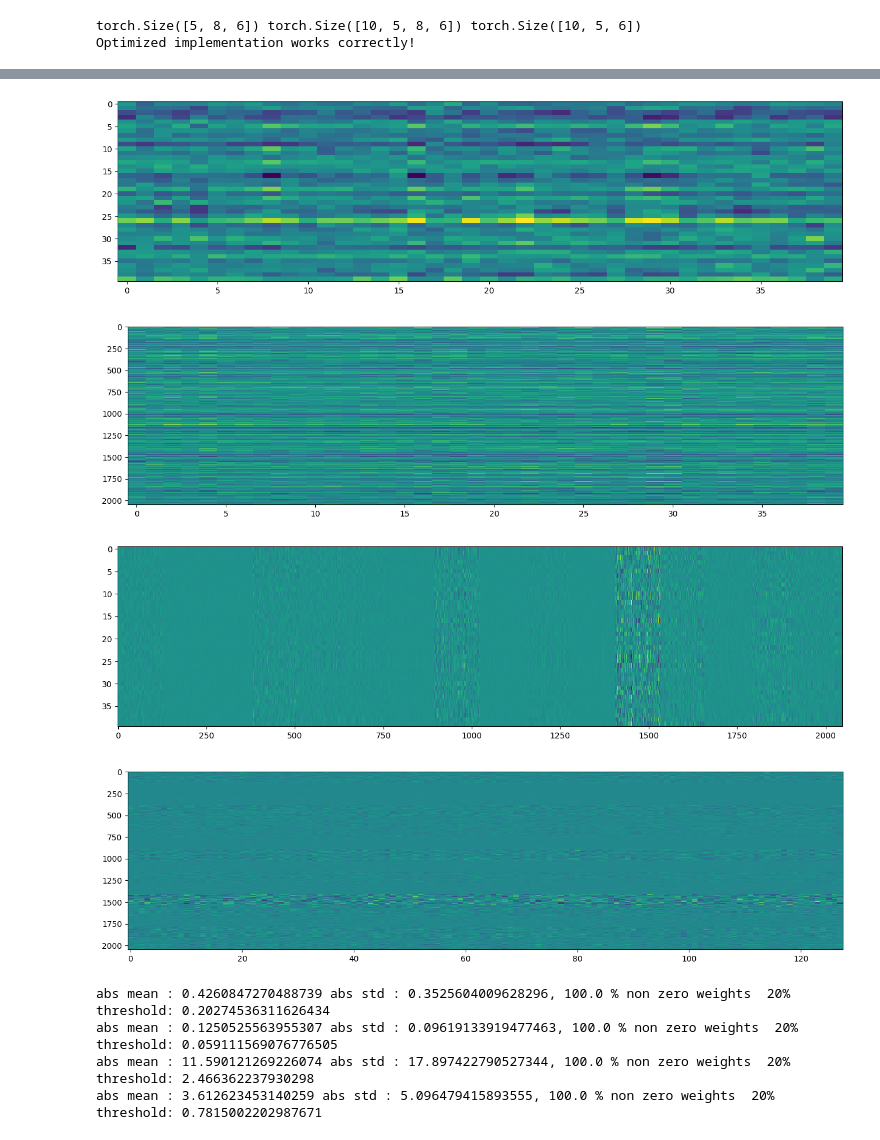
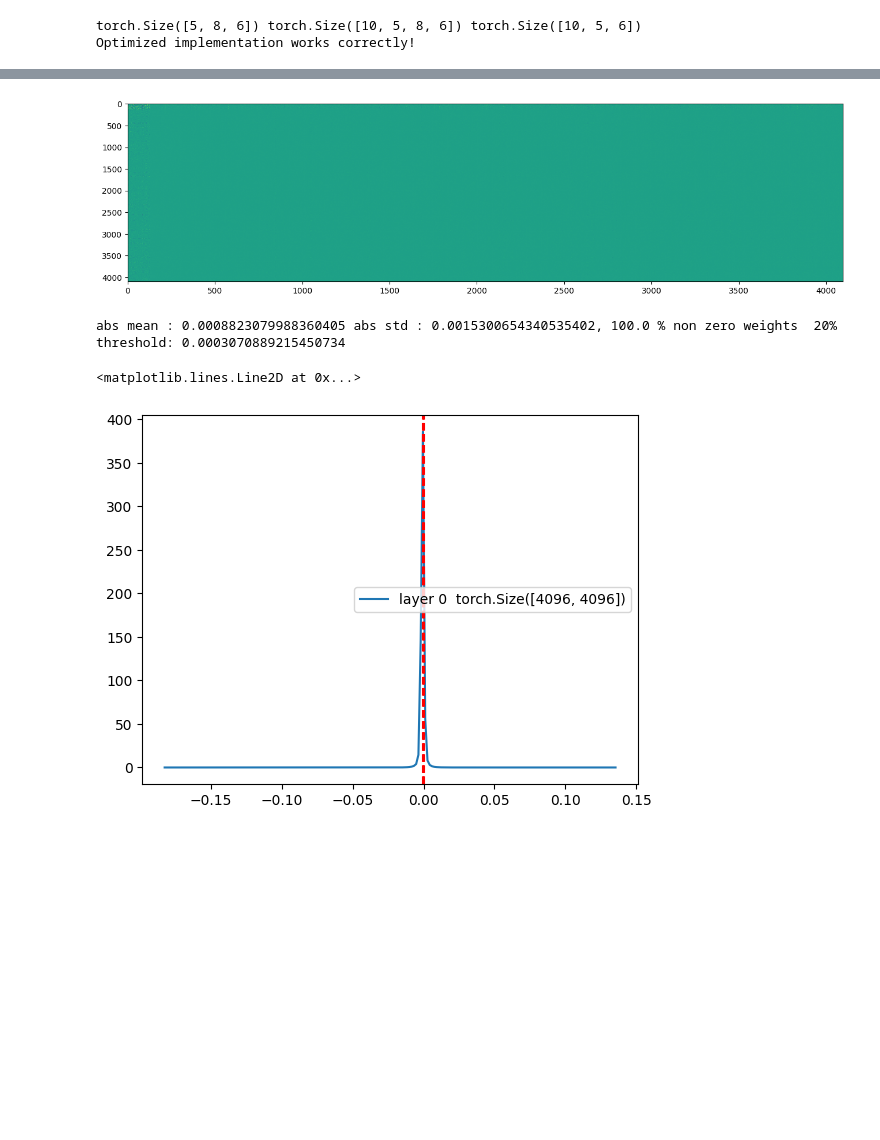
Before and after one commit to Aymco/language_models, a Jupyter notebook: my_makemore_loop.ipynb, the cells around one changed output, grey strips where cells are left out. Cells and saved outputs as stored; diff of their text form; code cells hidden in the pictures; blank space fills up the shorter version.

```diff
--- a/my_makemore_loop.ipynb
+++ b/my_makemore_loop.ipynb
@@ -577,15 +626,37 @@ torch.Size([5, 8, 6]) torch.Size([10, 5, 8, 6]) torch.Size([10, 5, 6])
 Optimized implementation works correctly!
 # %%
 
-n_embd = 40 # the dimensionality of the character embedding vectors
+n_embd = 128 # the dimensionality of the character embedding vectors
 n_out_hidden = n_embd
 
+n_blocks = 64
+n_hidden = 256 * n_blocks #256 # the number of neurons in the hidden layer of the MLP
 
-n_hidden = 2048#256 # the number of neurons in the hidden layer of the MLP
-n_blocks = 16
+n_hidden = 4096 - n_embd
+total_steps, train_index, train_time = 0, 0, 0
+#lossi = [] # store loss values
+class Store: # class to store values ( lossi, batch_time, train_time)
+    # store the values as a dictionary of lists
+    def __init__(self):
+        self.store = {}
+    def add(self, idx, **kwargs):
+        for k, v in kwargs.items():
+            if k not in self.store:
+                self.store[k] = [None] * idx
+        for k, lst in self.store.items():
+            if k in kwargs:
+                if idx < len(lst):
+                    lst[idx] = kwargs[k]
+                else:
+                    lst.append(kwargs[k])
+            else:
+                if idx >= len(lst):
+                    lst.append(None)
+    def __getitem__(self, key):
+        return self.store[key]
 
-total_steps, train_index, train_time = 0, 0, 0
-lossi = [] # store loss values
+store = Store()
+
 
 CMP = False
 torch.set_grad_enabled(CMP)
@@ -792,42 +1029,38 @@ def find_loop(layer):
 
     if layer.__class__.__name__ == "Loop":
         if layer.layer.layers[0].__class__.__name__ == "Linear":
-            layers.append()
+            layers.append(layer.layer.layers[0])
 
 layers = []
 call(model, find_loop);
 
 for layer in layers:
     loop_w = layer.weight
     if loop_w.dim() == 3:
         loop_w = loop_w.view(-1, loop_w.shape[-1])
     threshold = np.percentile(loop_w.abs().cpu().numpy(), 30)
     # fugure of size 4*10
     plt.figure(figsize=(16, 4))
     plt.imshow(loop_w.cpu().numpy(), aspect='auto', interpolation='none') #  > threshold
     plt.show()
 
 for layer in layers:
     w = layer.weight
     threshold = np.percentile(w.abs().cpu().numpy(), 30)
     print(f"abs mean : {w.abs().mean().item()} abs std : {w.abs().std().item()}, {w.count_nonzero()/ w.nelement() *100} % non zero weights  20% threshold: {threshold}")
     #plt.plot(np.histogram(w.flatten().cpu().numpy(), bins=200)[0])
     # plot the histogram with the correct x axis
     h = np.histogram(w.flatten().cpu().numpy(), bins=200, density=True)
     plt.plot(h[1][:-1], h[0])
 
 plt.legend([f"layer {i}  {l.weight.shape}" for i, l in enumerate(layers)])
 
 w = torch.cat([layer.weight.flatten() for layer in layers], dim=0)
 threshold = np.percentile(w.abs().cpu().numpy(), 30)
-# plt.axvline(x=-threshold, color='r', linestyle='--')
-# plt.axvline(x=threshold, color='r', linestyle='--')
+plt.axvline(x=-threshold, color='r', linestyle='--')
+plt.axvline(x=threshold, color='r', linestyle='--')
 # %% [output]
-[figure, old version]
+[figure, new version]
+abs mean : 0.0008823079988360405 abs std : 0.0015300654340535402, 100.0 % non zero weights  20% threshold: 0.0003070889215450734
+<matplotlib.lines.Line2D at 0x...>
-[figure, old version]
+[figure, new version]
-[figure, removed]
-[figure, removed]
-abs mean : 0.4260847270488739 abs std : 0.3525604009628296, 100.0 % non zero weights  20% threshold: 0.20274536311626434
-abs mean : 0.1250525563955307 abs std : 0.09619133919477463, 100.0 % non zero weights  20% threshold: 0.059111569076776505
-abs mean : 11.590121269226074 abs std : 17.897422790527344, 100.0 % non zero weights  20% threshold: 2.466362237930298
-abs mean : 3.612623453140259 abs std : 5.096479415893555, 100.0 % non zero weights  20% threshold: 0.7815002202987671
```
Also changed, not shown: parts of 10 cells of this notebook, 4 other files.
